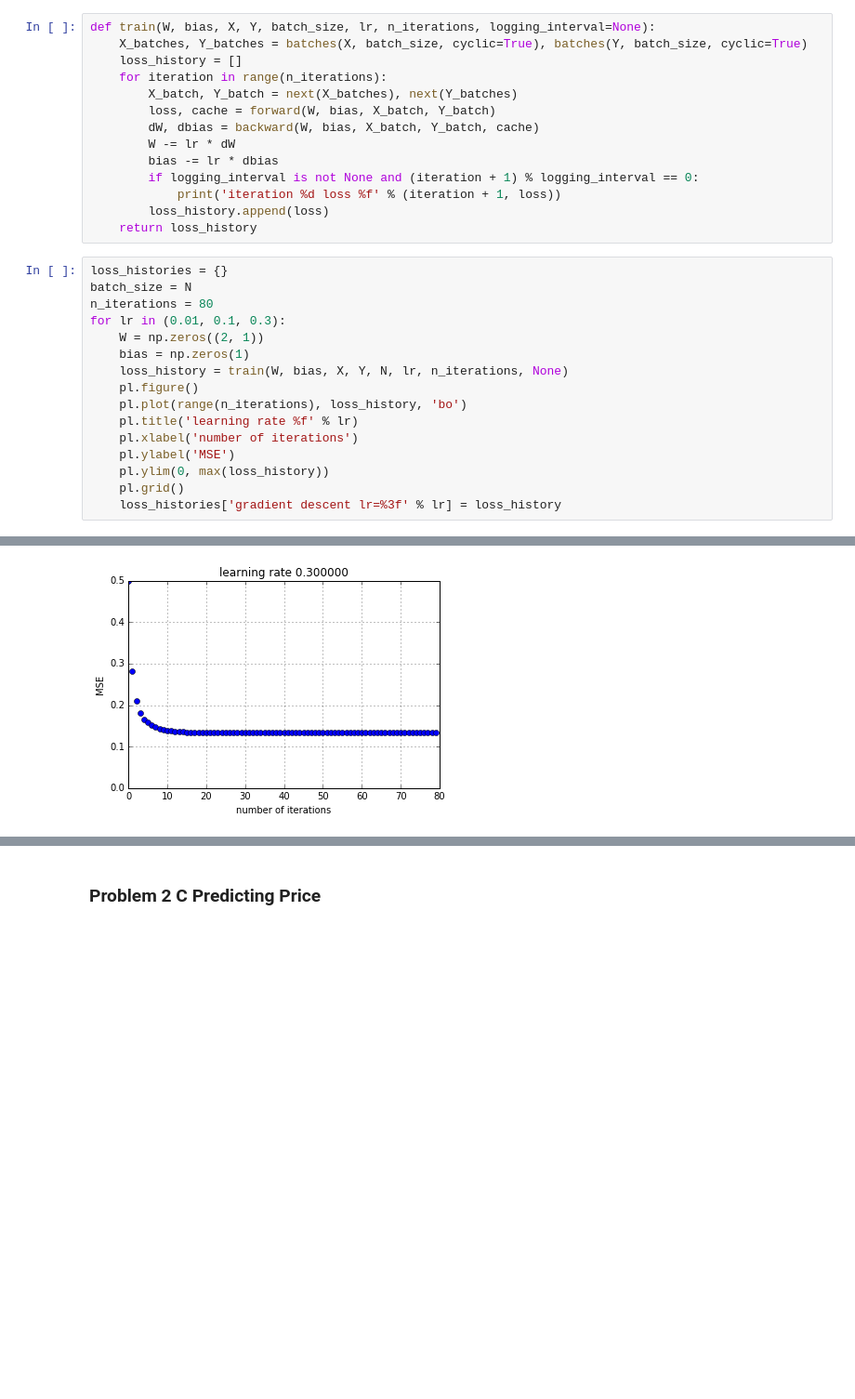
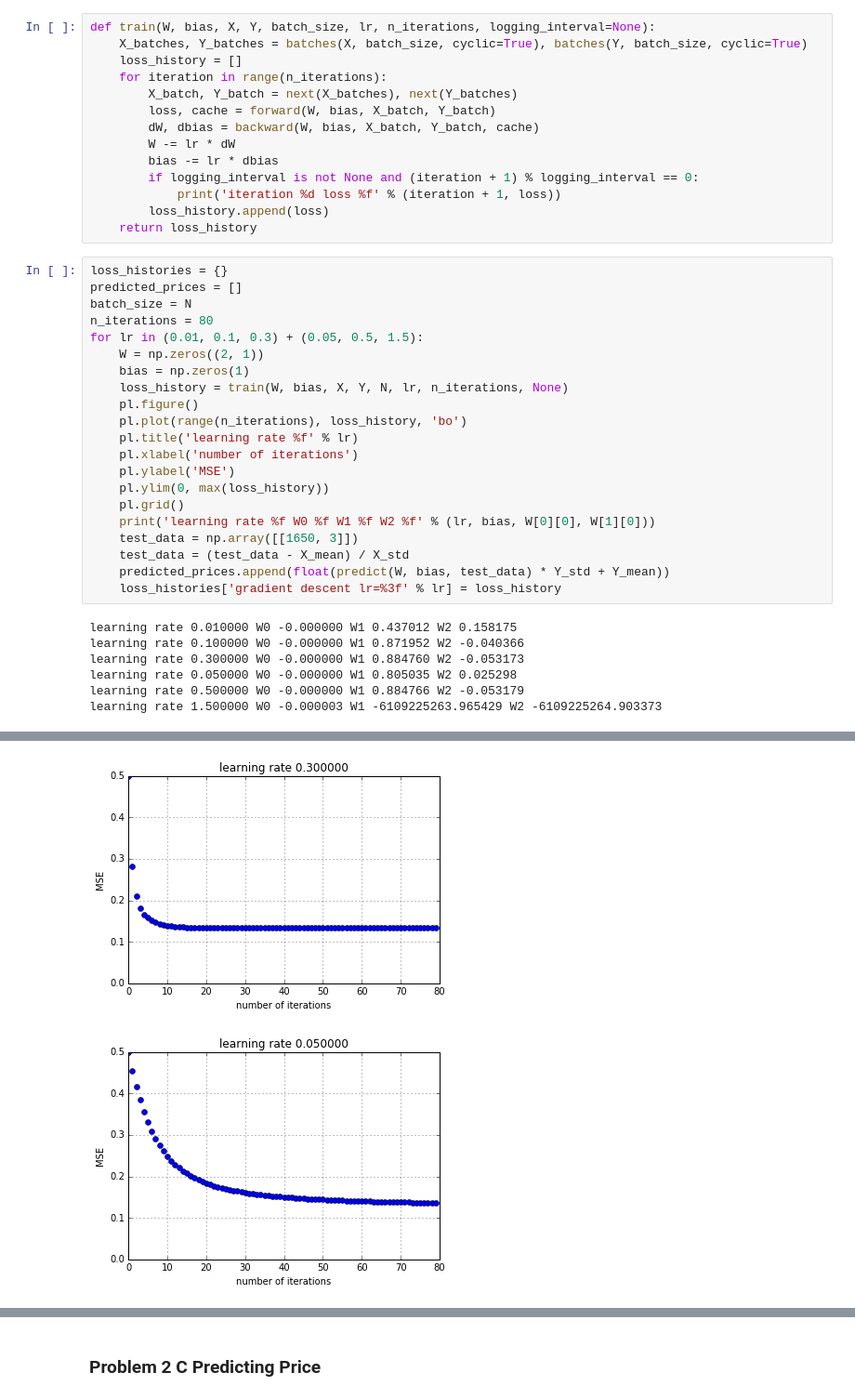
Before and after one commit to GaiYu0/ml_assignments, a Jupyter notebook: assignment2/problem2.ipynb, the cells around one changed output, grey strips where cells are left out. Shown at 93% size. Drawn from its saved outputs; the diff is of its cells as text; blank space fills up the shorter version.

```diff
--- a/assignment2/problem2.ipynb
+++ b/assignment2/problem2.ipynb
@@ -82,21 +82,33 @@ def train(W, bias, X, Y, batch_size, lr, n_iterations, logging_interval=None):
     return loss_history
 # %%
 loss_histories = {}
+predicted_prices = []
 batch_size = N
 n_iterations = 80
-for lr in (0.01, 0.1, 0.3):
+for lr in (0.01, 0.1, 0.3) + (0.05, 0.5, 1.5):
     W = np.zeros((2, 1))
     bias = np.zeros(1)
     loss_history = train(W, bias, X, Y, N, lr, n_iterations, None)
     pl.figure()
     pl.plot(range(n_iterations), loss_history, 'bo')
     pl.title('learning rate %f' % lr)
     pl.xlabel('number of iterations')
     pl.ylabel('MSE')
     pl.ylim(0, max(loss_history))
     pl.grid()
+    print('learning rate %f W0 %f W1 %f W2 %f' % (lr, bias, W[0][0], W[1][0]))
+    test_data = np.array([[1650, 3]])
+    test_data = (test_data - X_mean) / X_std
+    predicted_prices.append(float(predict(W, bias, test_data) * Y_std + Y_mean))
     loss_histories['gradient descent lr=%3f' % lr] = loss_history
 # %% [output]
+learning rate 0.010000 W0 -0.000000 W1 0.437012 W2 0.158175
+learning rate 0.100000 W0 -0.000000 W1 0.871952 W2 -0.040366
+learning rate 0.300000 W0 -0.000000 W1 0.884760 W2 -0.053173
+learning rate 0.050000 W0 -0.000000 W1 0.805035 W2 0.025298
+learning rate 0.500000 W0 -0.000000 W1 0.884766 W2 -0.053179
+learning rate 1.500000 W0 -0.000003 W1 -6109225263.965429 W2 -6109225264.903373
 [figure]
 [figure]
 [figure]
+[figure, added]
```
Also changed, not shown: parts of 6 cells of this notebook, 1 other file.
